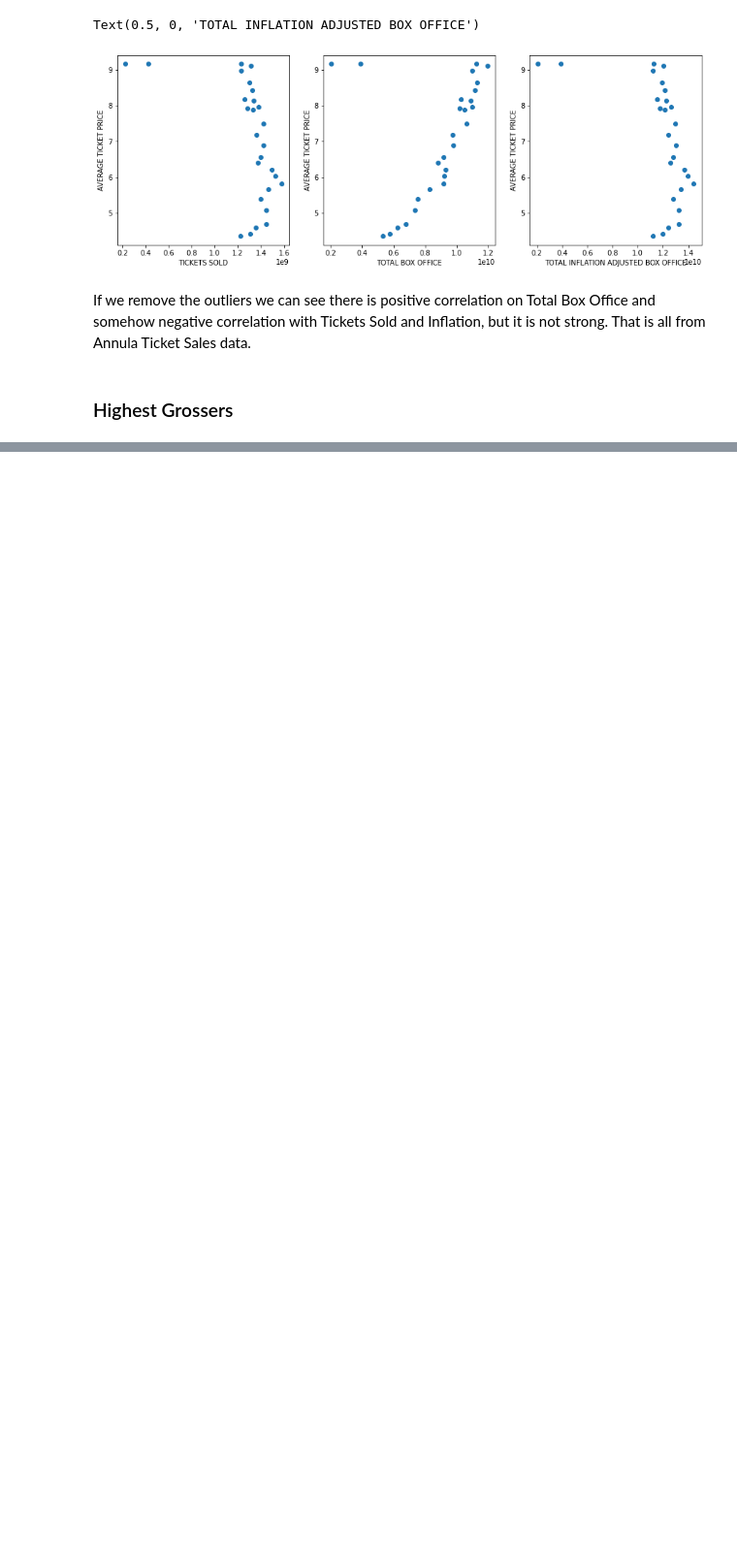
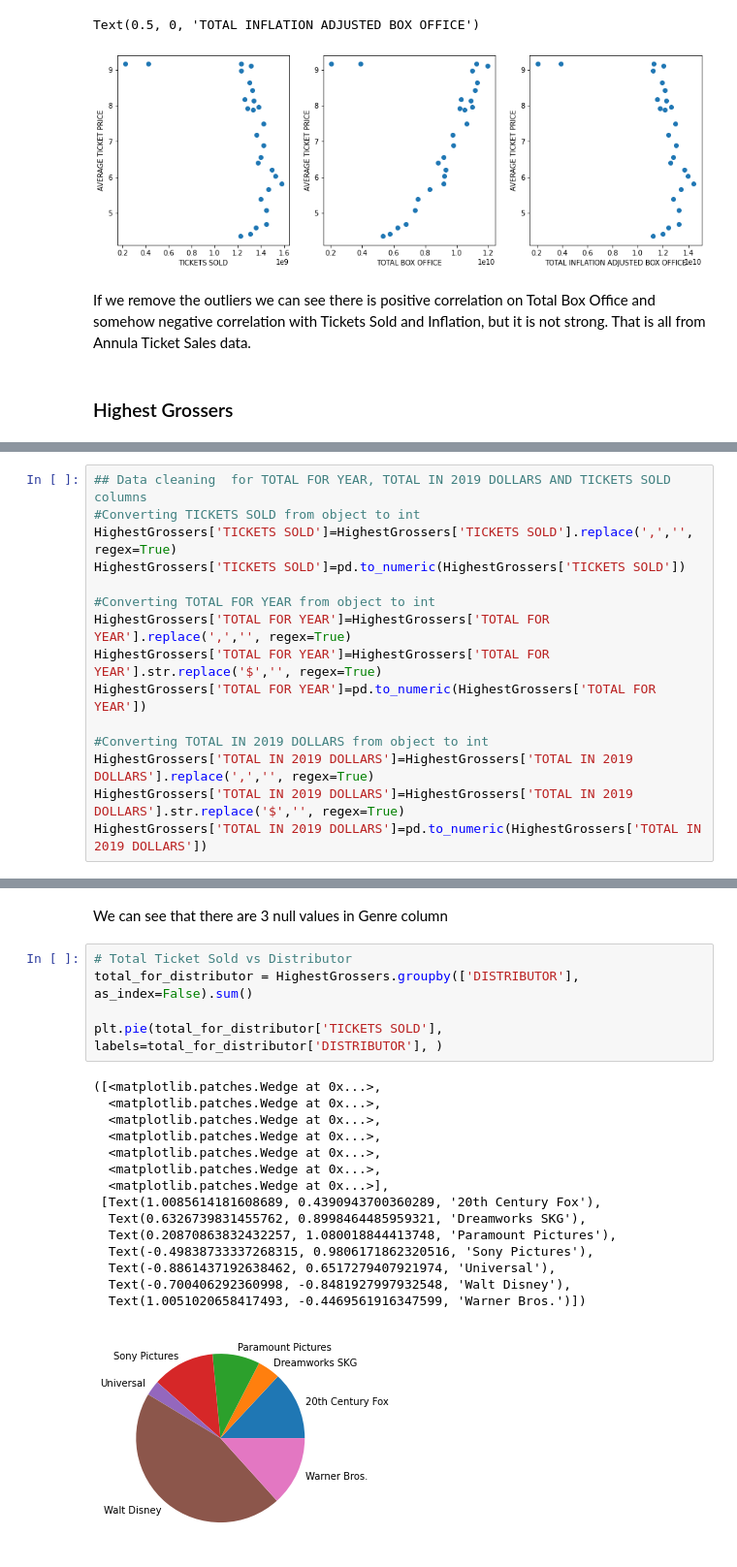
Before and after one commit to aliyusifov99/Hollywood-Theatrical-Market-Synopsis-1995-to-2021, a Jupyter notebook: Hollywood_Theatrical_Market_Synopsis_1995_to_2021.ipynb, the cells around one changed output, grey strips where cells are left out. Shown: that part at 97% size. Drawn from its saved outputs; the diff is of its cells as text; blank space fills up the shorter version.

```diff
--- a/Hollywood_Theatrical_Market_Synopsis_1995_to_2021.ipynb
+++ b/Hollywood_Theatrical_Market_Synopsis_1995_to_2021.ipynb
@@ -217,0 +227,15 @@ If we remove the outliers we can see there is positive correlation on Total Box
+# %%
+## Data cleaning  for TOTAL FOR YEAR, TOTAL IN 2019 DOLLARS AND TICKETS SOLD columns
+#Converting TICKETS SOLD from object to int
+HighestGrossers['TICKETS SOLD']=HighestGrossers['TICKETS SOLD'].replace(',','', regex=True)
+HighestGrossers['TICKETS SOLD']=pd.to_numeric(HighestGrossers['TICKETS SOLD'])
+
+#Converting TOTAL FOR YEAR from object to int
+HighestGrossers['TOTAL FOR YEAR']=HighestGrossers['TOTAL FOR YEAR'].replace(',','', regex=True)
+HighestGrossers['TOTAL FOR YEAR']=HighestGrossers['TOTAL FOR YEAR'].str.replace('$','', regex=True)
+HighestGrossers['TOTAL FOR YEAR']=pd.to_numeric(HighestGrossers['TOTAL FOR YEAR'])
+
+#Converting TOTAL IN 2019 DOLLARS from object to int
+HighestGrossers['TOTAL IN 2019 DOLLARS']=HighestGrossers['TOTAL IN 2019 DOLLARS'].replace(',','', regex=True)
+HighestGrossers['TOTAL IN 2019 DOLLARS']=HighestGrossers['TOTAL IN 2019 DOLLARS'].str.replace('$','', regex=True)
+HighestGrossers['TOTAL IN 2019 DOLLARS']=pd.to_numeric(HighestGrossers['TOTAL IN 2019 DOLLARS'])
@@ -217,0 +292,23 @@ If we remove the outliers we can see there is positive correlation on Total Box
+# %% [markdown]
+We can see that there are 3 null values in Genre column
+# %%
+# Total Ticket Sold vs Distributor
+total_for_distributor = HighestGrossers.groupby(['DISTRIBUTOR'], as_index=False).sum()
+
+plt.pie(total_for_distributor['TICKETS SOLD'], labels=total_for_distributor['DISTRIBUTOR'], )
+# %% [output]
+([<matplotlib.patches.Wedge at 0x...>,
+  <matplotlib.patches.Wedge at 0x...>,
+  <matplotlib.patches.Wedge at 0x...>,
+  <matplotlib.patches.Wedge at 0x...>,
+  <matplotlib.patches.Wedge at 0x...>,
+  <matplotlib.patches.Wedge at 0x...>,
+  <matplotlib.patches.Wedge at 0x...>],
+ [Text(1.0085614181608689, 0.4390943700360289, '20th Century Fox'),
+  Text(0.6326739831455762, 0.8998464485959321, 'Dreamworks SKG'),
+  Text(0.20870863832432257, 1.080018844413748, 'Paramount Pictures'),
+  Text(-0.49838733337268315, 0.9806171862320516, 'Sony Pictures'),
+  Text(-0.8861437192638462, 0.6517279407921974, 'Universal'),
+  Text(-0.700406292360998, -0.8481927997932548, 'Walt Disney'),
+  Text(1.0051020658417493, -0.4469561916347599, 'Warner Bros.')])
+[figure, added]
```
Also changed, not shown: parts of 4 cells of this notebook.
